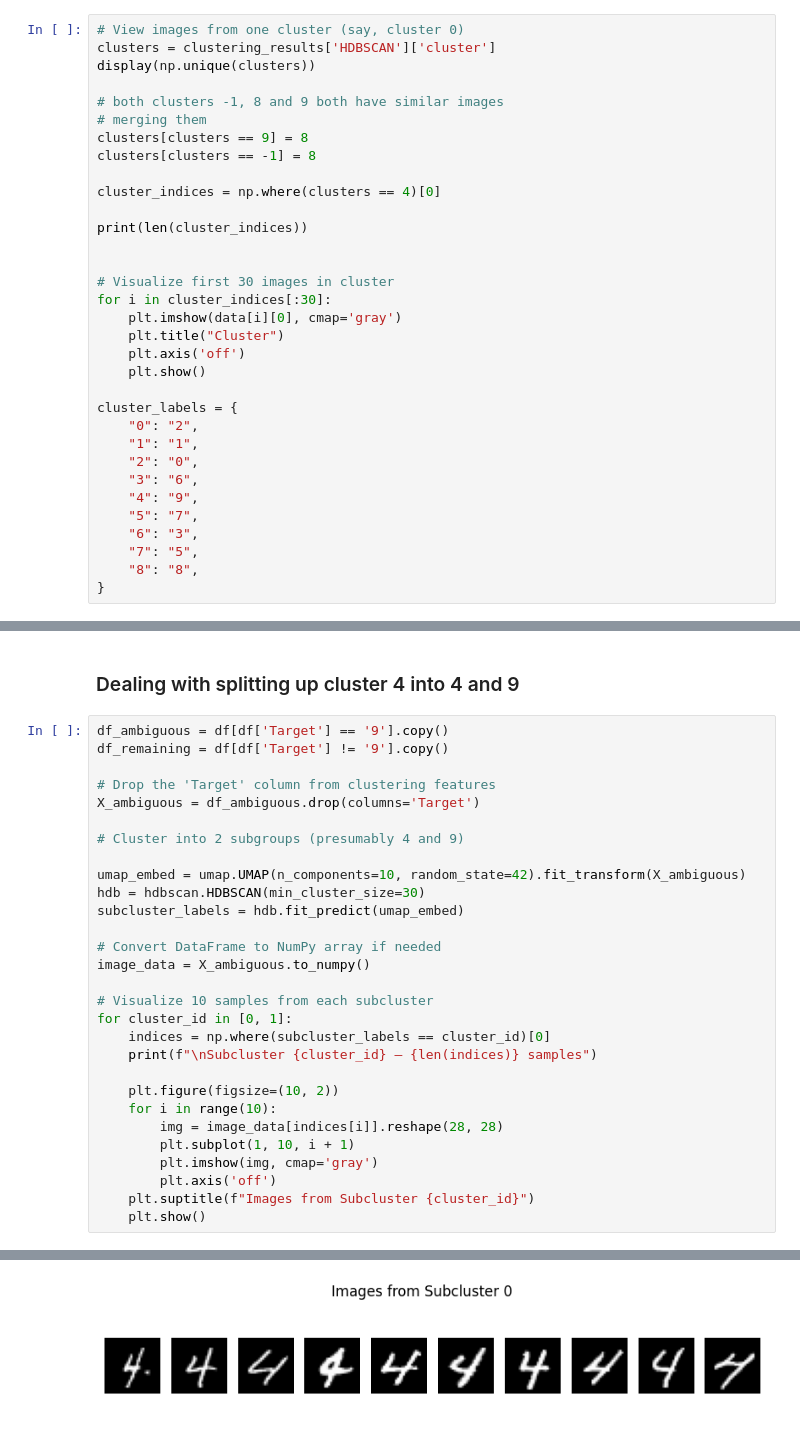
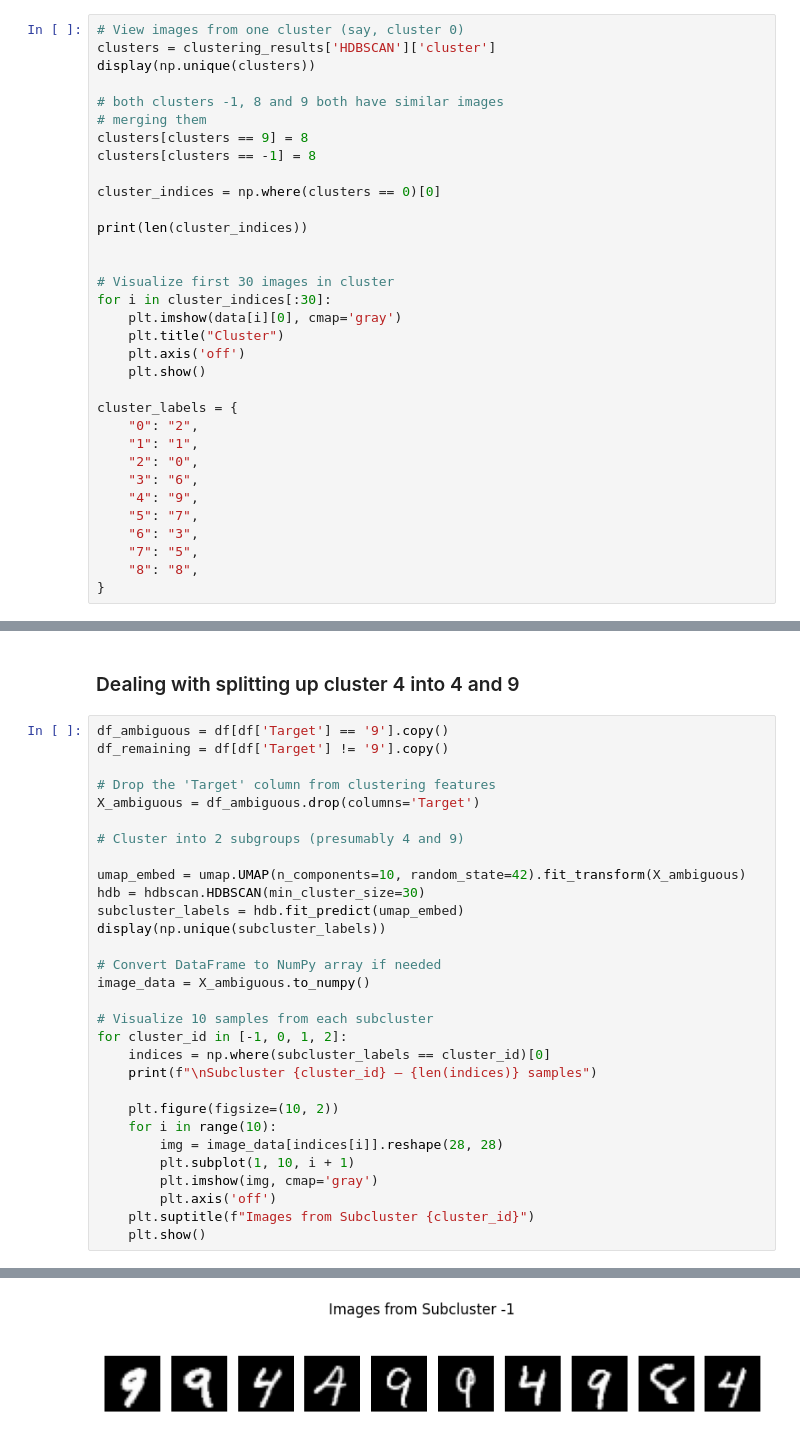
Before and after one commit to sujitwarrier11/semester-project, a Jupyter notebook: src/iitb_semester_project/Project.ipynb, the cells around one changed output, grey strips where cells are left out. Cells and saved outputs as stored; diff of their text form.

```diff
--- a/src/iitb_semester_project/Project.ipynb
+++ b/src/iitb_semester_project/Project.ipynb
@@ -193,7 +193,7 @@ display(np.unique(clusters))
 clusters[clusters == 9] = 8
 clusters[clusters == -1] = 8
 
-cluster_indices = np.where(clusters == 4)[0]
+cluster_indices = np.where(clusters == 0)[0]
 
 print(len(cluster_indices))
 
@@ -268,12 +268,13 @@ X_ambiguous = df_ambiguous.drop(columns='Target')
 umap_embed = umap.UMAP(n_components=10, random_state=42).fit_transform(X_ambiguous)
 hdb = hdbscan.HDBSCAN(min_cluster_size=30)
 subcluster_labels = hdb.fit_predict(umap_embed)
+display(np.unique(subcluster_labels))
 
 # Convert DataFrame to NumPy array if needed
 image_data = X_ambiguous.to_numpy()
 
 # Visualize 10 samples from each subcluster
-for cluster_id in [0, 1]:
+for cluster_id in [-1, 0, 1, 2]:
     indices = np.where(subcluster_labels == cluster_id)[0]
     print(f"\nSubcluster {cluster_id} — {len(indices)} samples")
 
@@ -290 +292 @@ Subcluster 0 — 4110 samples
-[figure, old version]
+[figure, new version]
```
Also changed, not shown: parts of 4 cells of this notebook.
